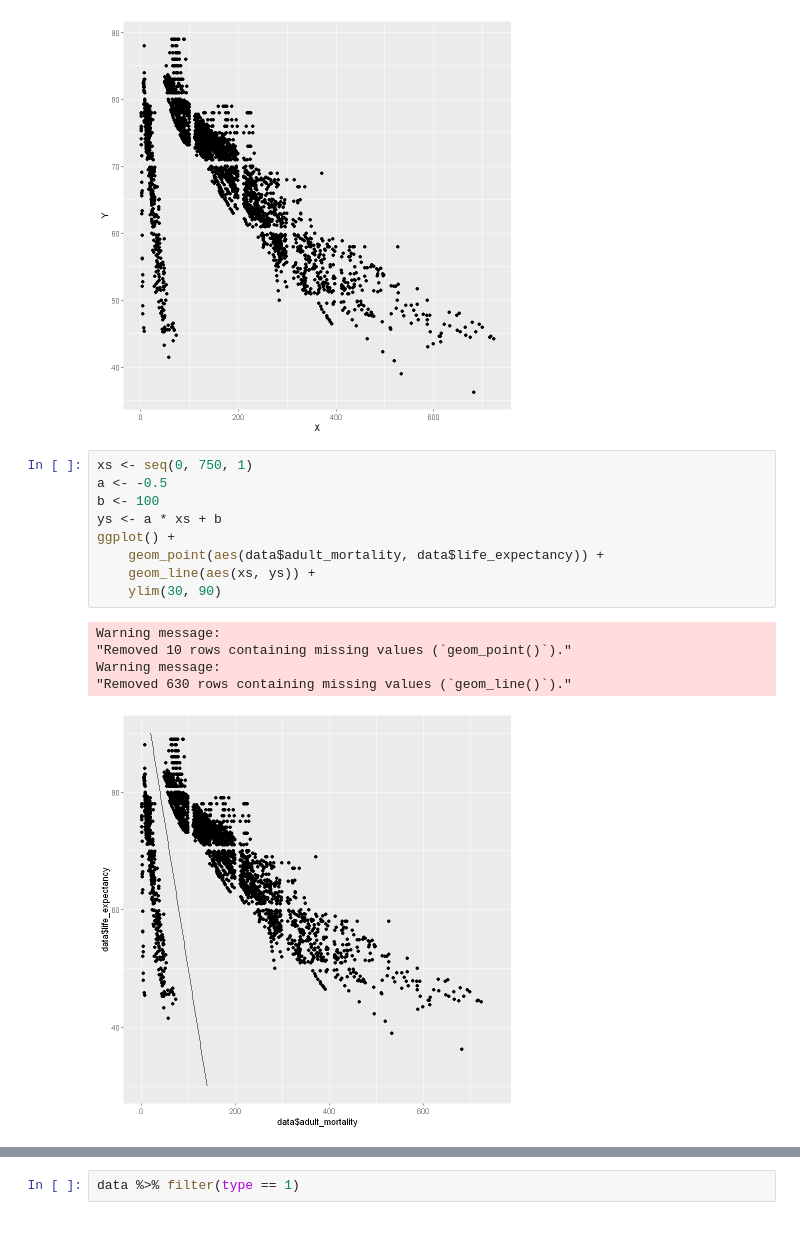
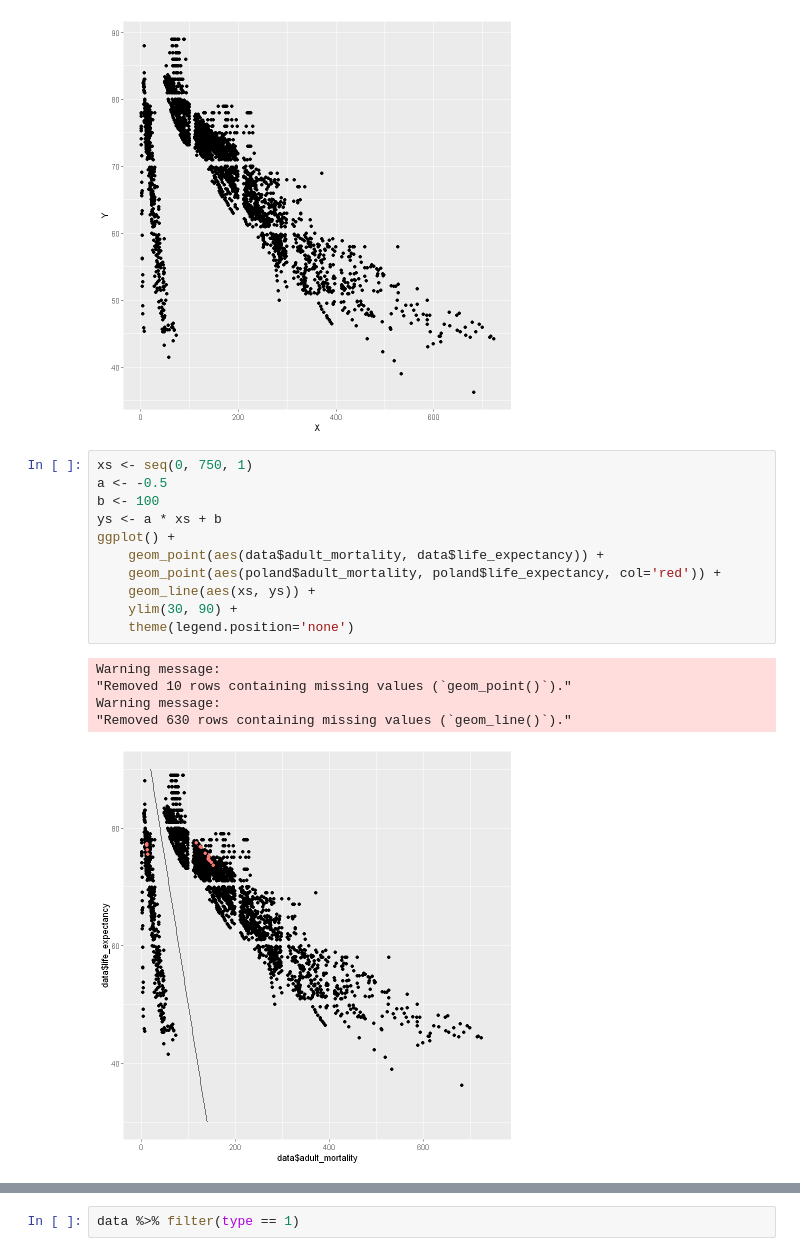
Before and after one commit to Szymex49/What_affects_life_expectancy-statistical_analysis, a Jupyter notebook: Malec.ipynb, the cells around one changed output, grey strips where cells are left out. Saved outputs shown, nothing was run; the diff lists cells and outputs as text.

```diff
--- a/Malec.ipynb
+++ b/Malec.ipynb
@@ -129,18 +120,20 @@ Warning message:
 # %%
 xs <- seq(0, 750, 1)
 a <- -0.5
 b <- 100
 ys <- a * xs + b
 ggplot() +
     geom_point(aes(data$adult_mortality, data$life_expectancy)) +
+    geom_point(aes(poland$adult_mortality, poland$life_expectancy, col='red')) +
     geom_line(aes(xs, ys)) +
-    ylim(30, 90)
+    ylim(30, 90) +
+    theme(legend.position='none')
 # %% [output]
 Warning message:
 "Removed 10 rows containing missing values (`geom_point()`)."
 Warning message:
 "Removed 630 rows containing missing values (`geom_line()`)."
-[figure, old version]
+[figure, new version]
 # %%
 data$type <- 0
 data$type[data$life_expectancy < a * data$adult_mortality + b] <- 1
```
Also changed, not shown: parts of 12 cells of this notebook, 2 other files.
